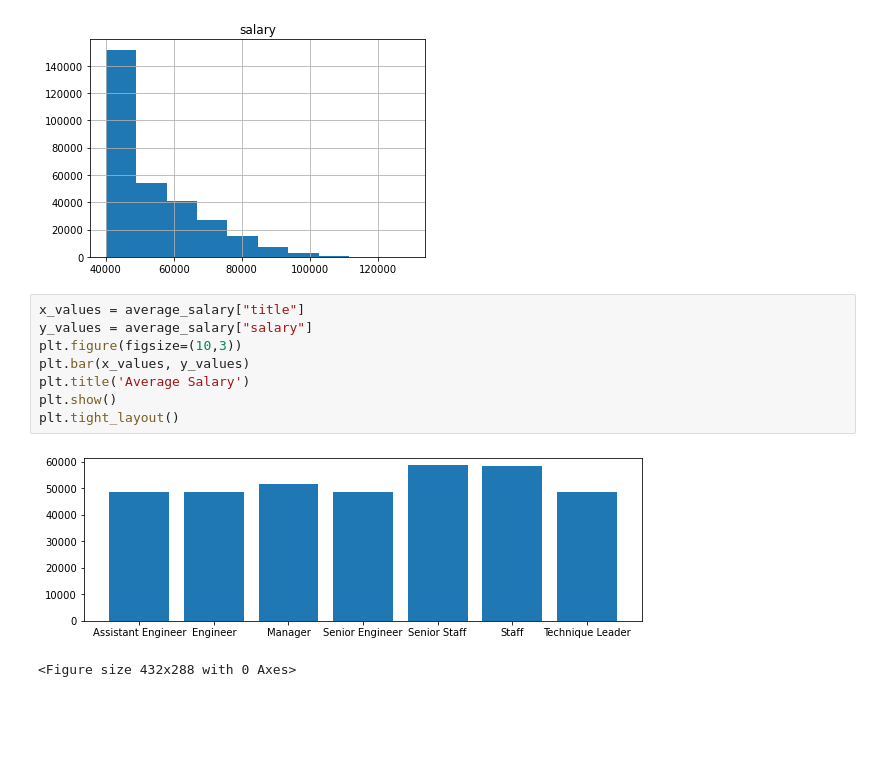
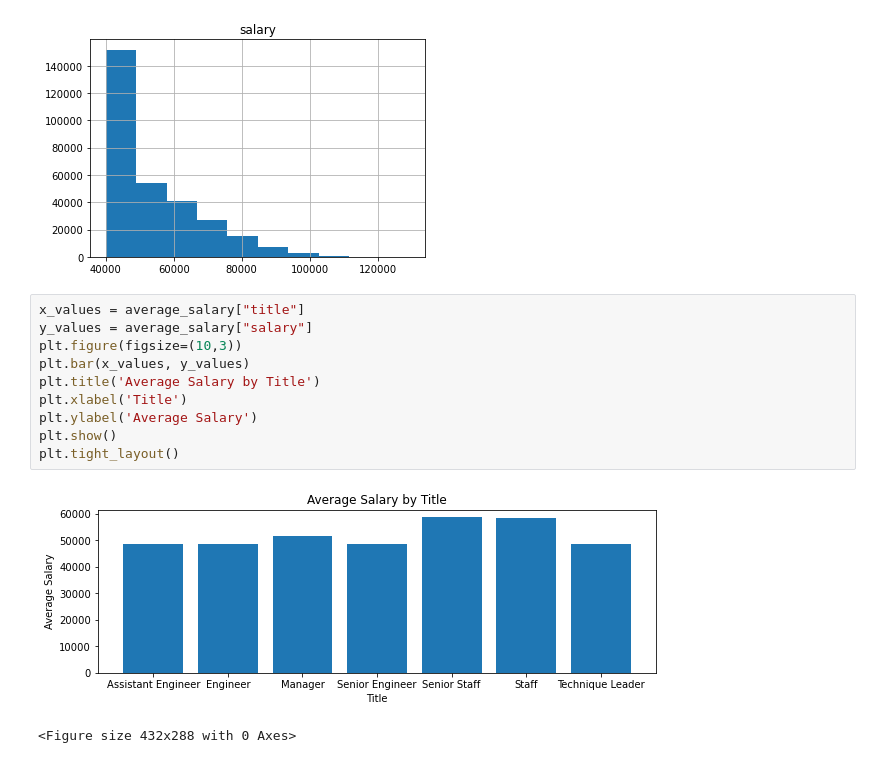
Before and after one commit to meghanvl/Employee_Research_Project, a Jupyter notebook: EmployeeSQL/Employee.ipynb, the cells around one changed output. Saved outputs shown, nothing was run; the diff lists cells and outputs as text; blank space fills up the shorter version.

```diff
--- a/EmployeeSQL/Employee.ipynb
+++ b/EmployeeSQL/Employee.ipynb
@@ -124,11 +124,13 @@ array([[<matplotlib.axes._subplots.AxesSubplot object at 0x...>]],
 # %%
 x_values = average_salary["title"]
 y_values = average_salary["salary"]
 plt.figure(figsize=(10,3))
 plt.bar(x_values, y_values)
-plt.title('Average Salary')
+plt.title('Average Salary by Title')
+plt.xlabel('Title')
+plt.ylabel('Average Salary')
 plt.show()
 plt.tight_layout()
 # %% [output]
-[figure, old version]
+[figure, new version]
 <Figure size 432x288 with 0 Axes>
```
